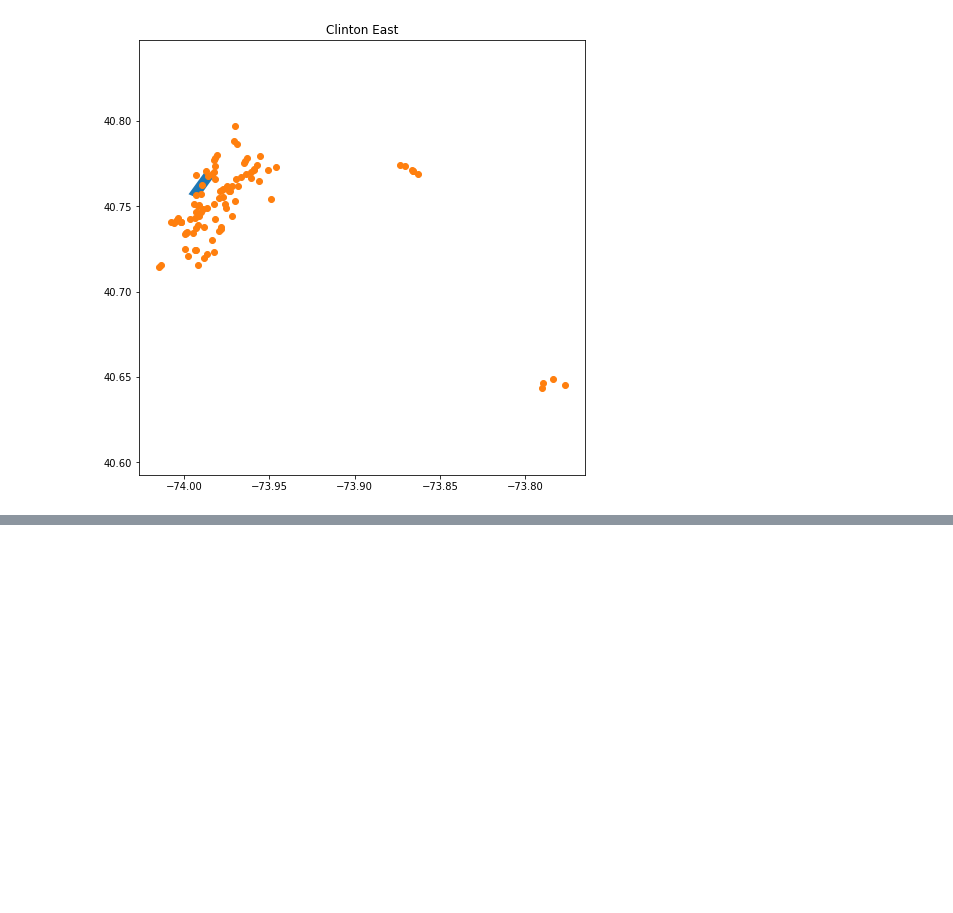
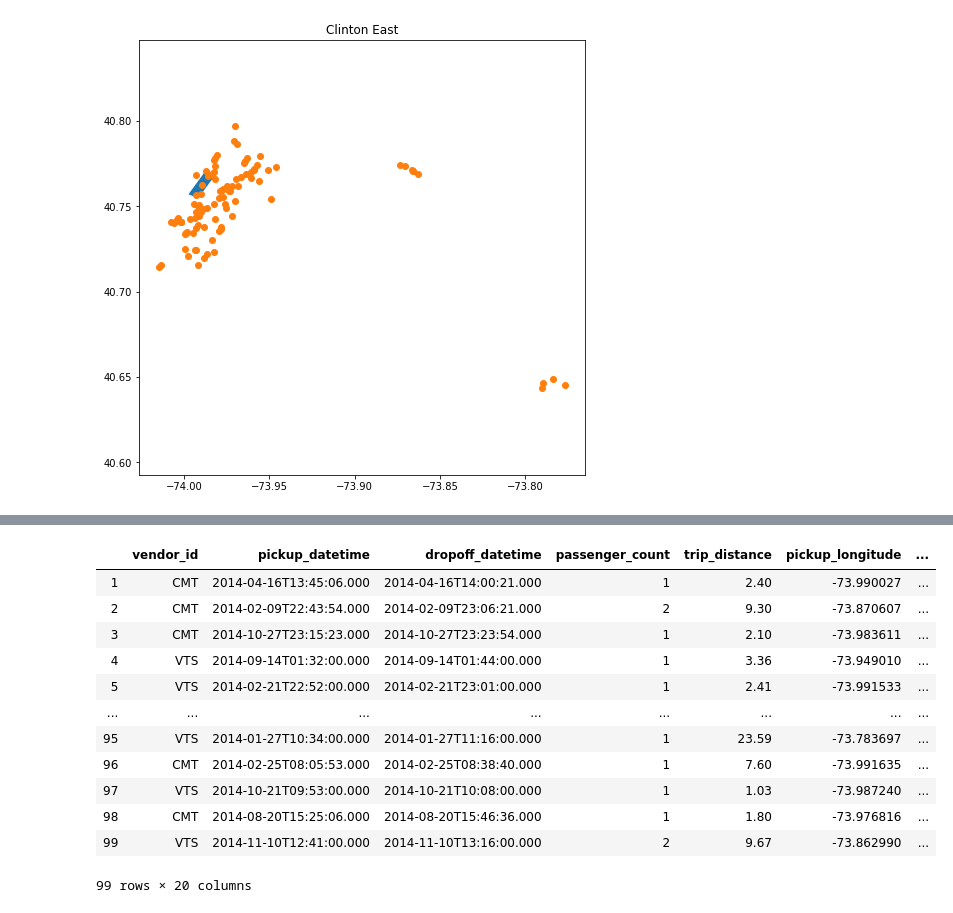
Before and after one commit to jeff-abe-98/Taxi-Trips, a Jupyter notebook: Pipeline Prototype/zone_membership.ipynb, the cells around one changed output, grey strips where cells are left out. Saved outputs shown, nothing was run; the diff lists cells and outputs as text; code cells hidden in the pictures; blank space fills up the shorter version.

Commit message:
Taxi trip zone membership processing notebook

```diff
--- a/Pipeline Prototype/zone_membership.ipynb
+++ b/Pipeline Prototype/zone_membership.ipynb
@@ -52,0 +51,32 @@ ModuleNotFoundError: No module named 'shapely'
+# %%
+region_polygons = {}
+for _, row in regions.iterrows():
+    poly = eval(row.loc['the_geom'])['coordinates'][0][0]
+    region_polygons[row.loc['location_id']] = Polygon(poly)
+# %%
+for i, t in trip.iterrows():
+    s_point = Point(t.loc['pickup_longitude'], t.loc['pickup_latitude'])
+    e_point = Point(t.loc['dropoff_longitude'], t.loc['dropoff_latitude'])
+    for zone, poly in region_polygons.items():
+        if not poly.contains(s_point) and not poly.contains(e_point):
+            continue
+        if poly.contains(s_point):
+            trip.loc[i,'pickup_zone'] = zone
+        if poly.contains(e_point):
+            trip.loc[i,'dropoff_zone'] = zone
+# %%
+trip[trip['pickup_zone'].isna()==False]
+# %% [output]
+|  | vendor_id | pickup_datetime | dropoff_datetime | passenger_count | trip_distance | pickup_longitude | ... |
+| 1 | CMT | 2014-04-16T13:45:06.000 | 2014-04-16T14:00:21.000 | 1 | 2.40 | -73.990027 | ... |
+| 2 | CMT | 2014-02-09T22:43:54.000 | 2014-02-09T23:06:21.000 | 2 | 9.30 | -73.870607 | ... |
+| 3 | CMT | 2014-10-27T23:15:23.000 | 2014-10-27T23:23:54.000 | 1 | 2.10 | -73.983611 | ... |
+| 4 | VTS | 2014-09-14T01:32:00.000 | 2014-09-14T01:44:00.000 | 1 | 3.36 | -73.949010 | ... |
+| 5 | VTS | 2014-02-21T22:52:00.000 | 2014-02-21T23:01:00.000 | 1 | 2.41 | -73.991533 | ... |
+| ... | ... | ... | ... | ... | ... | ... | ... |
+| 95 | VTS | 2014-01-27T10:34:00.000 | 2014-01-27T11:16:00.000 | 1 | 23.59 | -73.783697 | ... |
+| 96 | CMT | 2014-02-25T08:05:53.000 | 2014-02-25T08:38:40.000 | 1 | 7.60 | -73.991635 | ... |
+| 97 | VTS | 2014-10-21T09:53:00.000 | 2014-10-21T10:08:00.000 | 1 | 1.03 | -73.987240 | ... |
+| 98 | CMT | 2014-08-20T15:25:06.000 | 2014-08-20T15:46:36.000 | 1 | 1.80 | -73.976816 | ... |
+| 99 | VTS | 2014-11-10T12:41:00.000 | 2014-11-10T13:16:00.000 | 2 | 9.67 | -73.862990 | ... |
+99 rows × 20 columns
```
Also changed, not shown: parts of 3 cells of this notebook.
